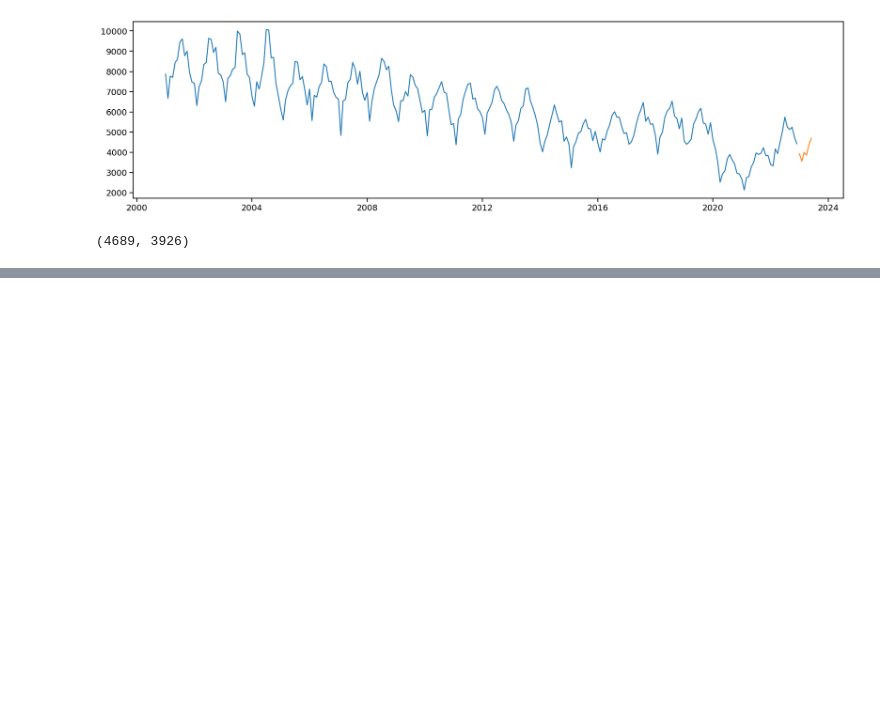
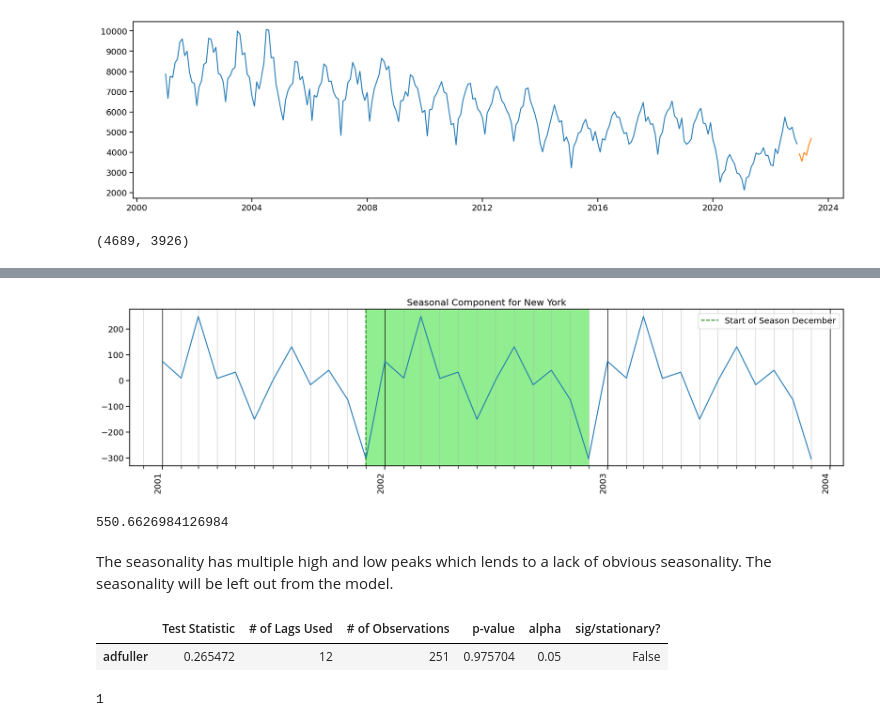
Before and after one commit to LoveidaLucero/Chicago-Crime-Trends, a Jupyter notebook: Part 2.ipynb, the cells around one changed output, grey strips where cells are left out. Cells and saved outputs as stored; diff of their text form; code cells hidden in the pictures; blank space fills up the shorter version.

```diff
--- a/Part 2.ipynb
+++ b/Part 2.ipynb
@@ -634,0 +684,3 @@ There is an increase in the raw counts of theft crimes in the forecasted data by
+# %%
+peak_dates = seasonal.index[peaks]
+peak_dates
@@ -634,0 +695,3 @@ There is an increase in the raw counts of theft crimes in the forecasted data by
+# %%
+period = peak_dates[1] - peak_dates[0]
+period
@@ -634,0 +724,32 @@ There is an increase in the raw counts of theft crimes in the forecasted data by
+# %%
+plt.rcParams['figure.figsize']=(20,5)
+
+fig, ax = plot_seasonal(seasonal.loc['2001':'2003'])
+ax.xaxis.set_minor_locator(mdates.MonthLocator(interval=1))
+ax.xaxis.set_major_locator(mdates.YearLocator(1))
+plt.xticks(rotation=90, ha='right')
+season_start = seasonal.idxmin()
+ax.axvspan( season_start, season_start +period, color='lightgreen')
+ax.axvline(season_start, color='green', ls='--',
+           label=f"Start of Season {season_start.strftime('%B')}")
+ax.legend();
+# %% [output]
+[figure, added]
+# %%
+seasonal.max() - seasonal.min()
+# %% [output]
+550.6626984126984
+# %% [markdown]
+The seasonality has multiple high and low peaks which lends to a lack of obvious seasonality. The seasonality will be left out from the model.
+# %%
+# tsa.adfuller(df)
+get_adfuller_results(ts_narc)
+# %% [output]
+|  | Test Statistic | # of Lags Used | # of Observations | p-value | alpha | sig/stationary? |
+| adfuller | 0.265472 | 12 | 251 | 0.975704 | 0.05 | False |
+# %%
+# obtain diff number
+d = ndiffs(ts_theft)
+d
+# %% [output]
+1
```
Also changed, not shown: parts of 51 cells of this notebook.
